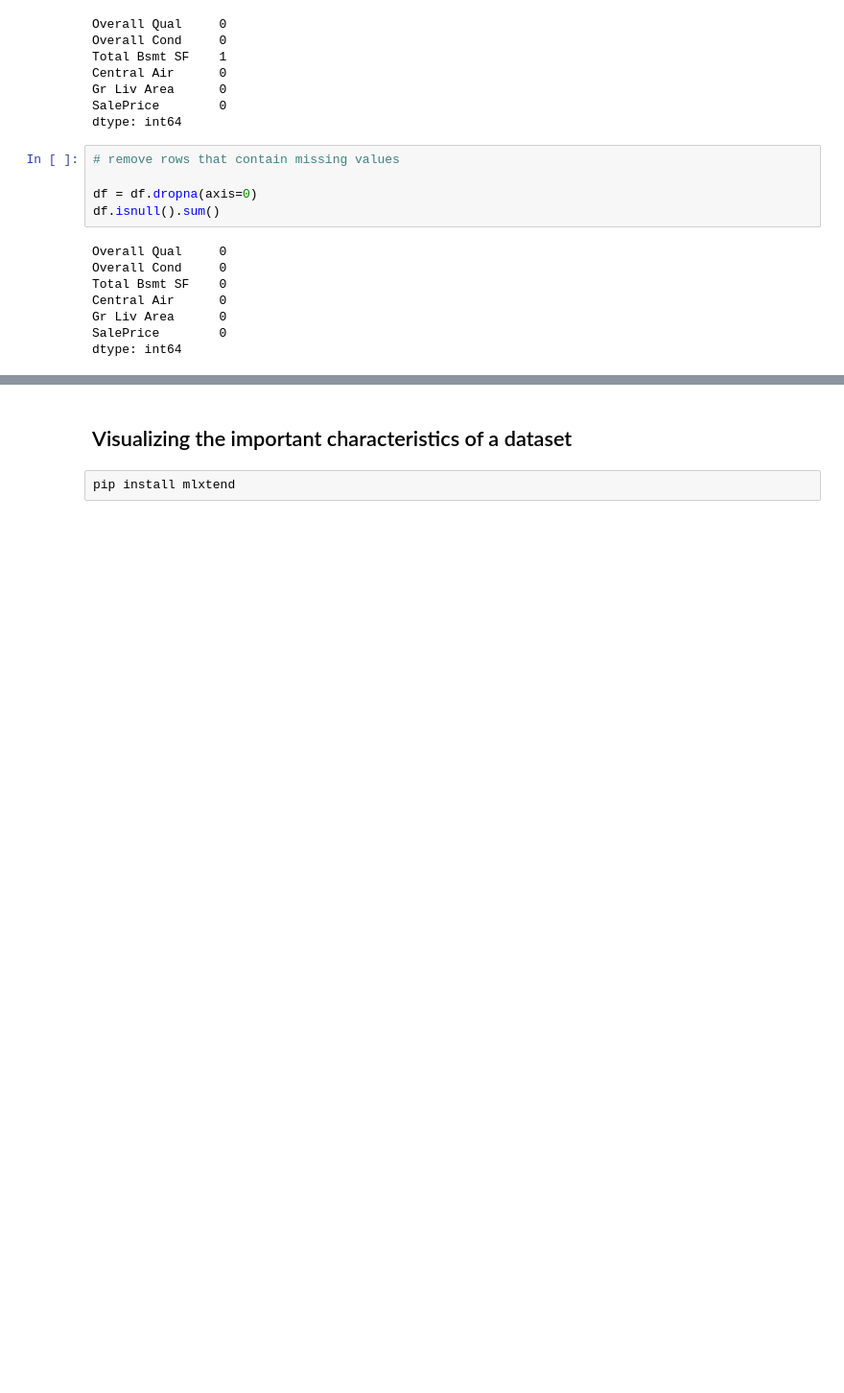
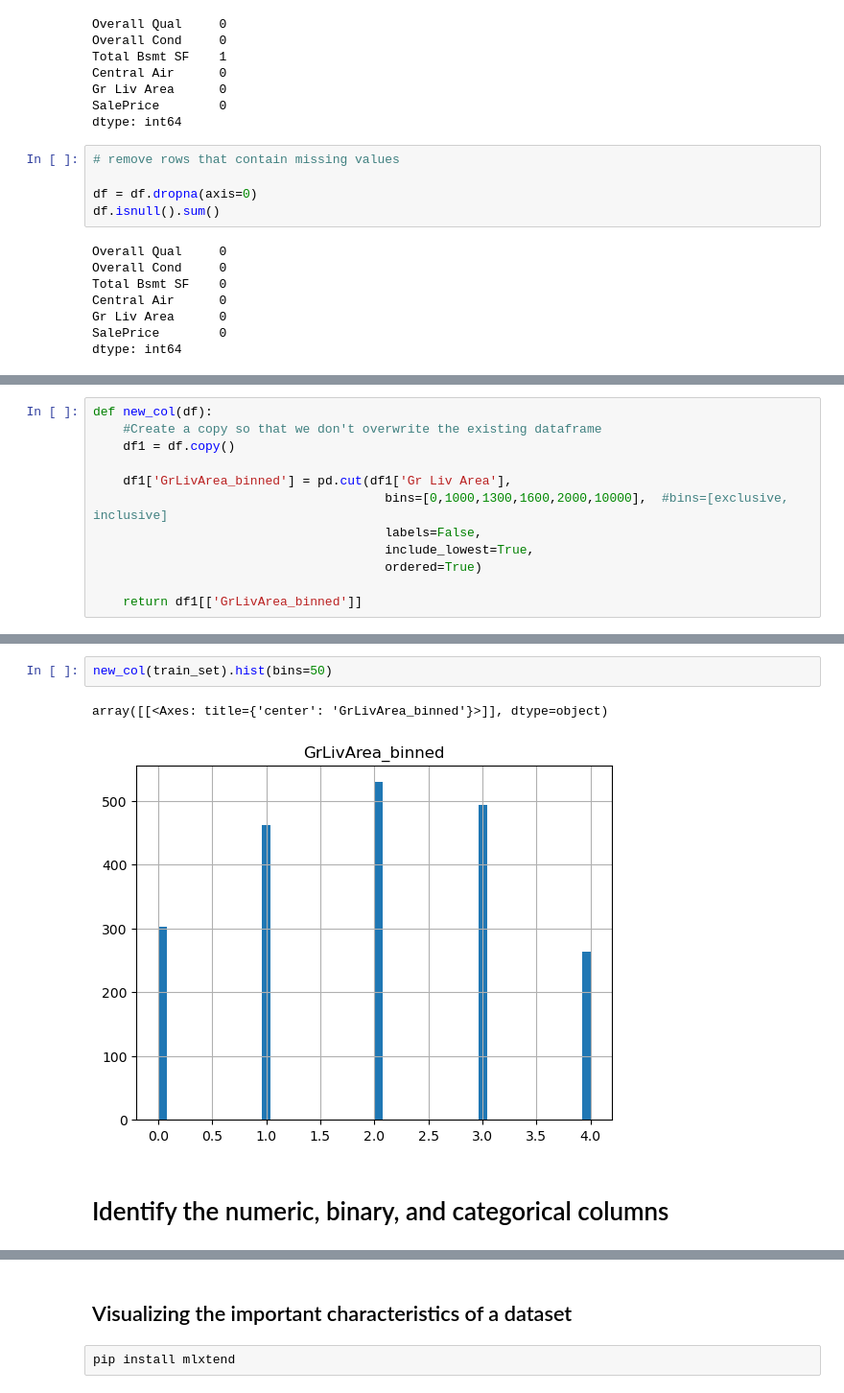
Before and after one commit to ChadUSF/DSDP, a Jupyter notebook: Housing/HousingRegression.ipynb, the cells around one changed output, grey strips where cells are left out. Shown at 96% size. Drawn from its saved outputs; the diff is of its cells as text; blank space fills up the shorter version.

```diff
--- a/Housing/HousingRegression.ipynb
+++ b/Housing/HousingRegression.ipynb
@@ -51,0 +85,12 @@ dtype: int64
+# %%
+def new_col(df):
+    #Create a copy so that we don't overwrite the existing dataframe
+    df1 = df.copy()
+
+    df1['GrLivArea_binned'] = pd.cut(df1['Gr Liv Area'],
+                                       bins=[0,1000,1300,1600,2000,10000],  #bins=[exclusive, inclusive]
+                                       labels=False,
+                                       include_lowest=True,
+                                       ordered=True)
+
+    return df1[['GrLivArea_binned']]
@@ -51,0 +125,7 @@ dtype: int64
+# %%
+new_col(train_set).hist(bins=50)
+# %% [output]
+array([[<Axes: title={'center': 'GrLivArea_binned'}>]], dtype=object)
+[figure, added]
+# %% [markdown]
+# Identify the numeric, binary, and categorical columns
```
Also changed, not shown: parts of 51 cells of this notebook.
